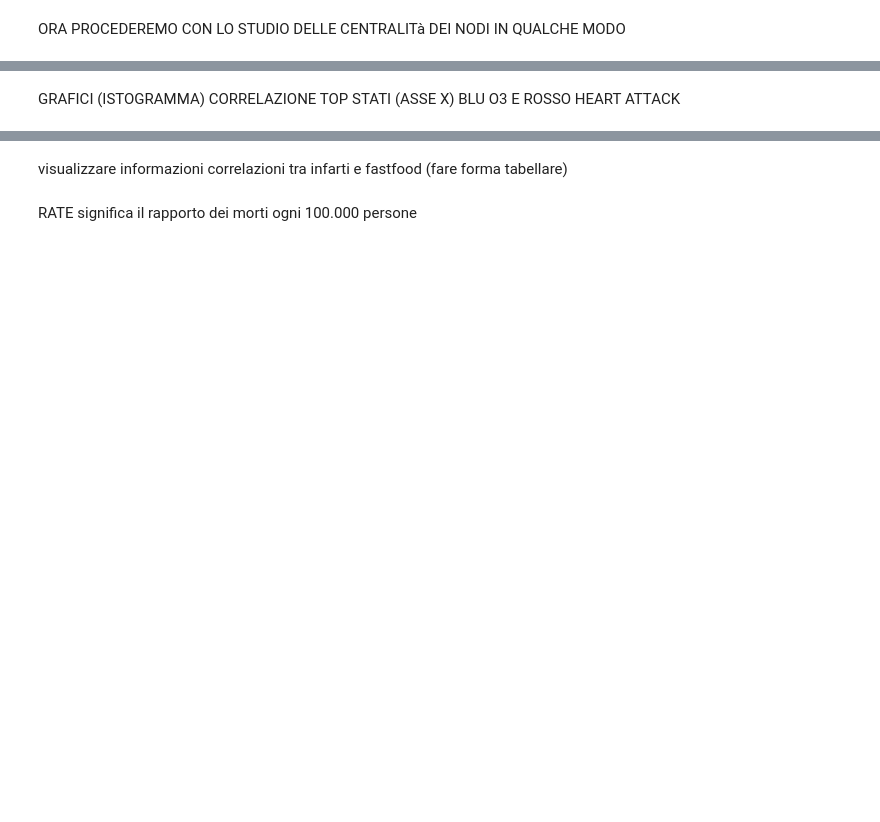
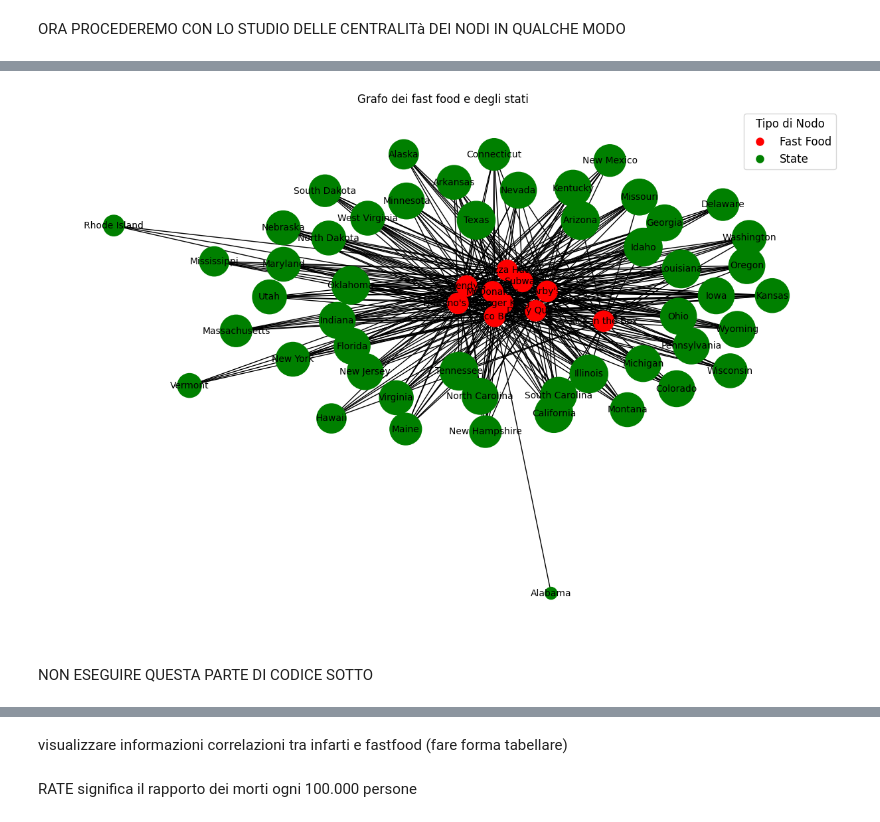
Before and after one commit to riccardospini98/progetto-SNA, a Jupyter notebook: SNA2.ipynb, the cells around one changed output, grey strips where cells are left out. Saved outputs shown, nothing was run; the diff lists cells and outputs as text; code cells hidden in the pictures; blank space fills up the shorter version.

Commit message:
aggiornamento sul grafo, calcolandone la centralità del nodo e provandolo a plottare, normalizzazione min-max dei valori presenti nell'istogramma

```diff
--- a/SNA2.ipynb
+++ b/SNA2.ipynb
@@ -434,5 +360,3 @@ for state in G.nodes():
 m
 # %% [output]
 [interactive output not drawn]
-# %% [markdown]
-GRAFICI (ISTOGRAMMA) CORRELAZIONE TOP STATI (ASSE X) BLU O3 E ROSSO HEART ATTACK
@@ -438,0 +368,70 @@ GRAFICI (ISTOGRAMMA) CORRELAZIONE TOP STATI (ASSE X) BLU O3 E ROSSO HEART ATTACK
+# %%
+import matplotlib.pyplot as plt
+import networkx as nx
+import pandas as pd
+
+# Leggi il file CSV
+fastfood_df = pd.read_csv('/Users/riccardospini/Desktop/unibo/SECONDO_ANNO/SNA/repo progetto/progetto-SNA/fastfood_completo.csv')
+
+# Ottieni i 20 fast food più frequenti
+top_fastfood = fastfood_df['name'].value_counts().head(10).index.tolist()
+
+# Inizializza un dizionario per contenere i conteggi per stato per ciascun fast food
+fastfood_counts_by_state = {'State': fastfood_df['State'].unique()}  # Inizializza con gli stati unici
+
+# Per ogni fast food nella top 20, calcola il conteggio per stato
+for fastfood in top_fastfood:
+    counts = fastfood_df[fastfood_df['name'] == fastfood].groupby('State').size()
+    # Crea una lista di conteggi per fast food, in cui l'ordine degli stati corrisponde all'ordine nel dataframe
+    counts_list = [counts.get(state, 0) for state in fastfood_counts_by_state['State']]
+    fastfood_counts_by_state[fastfood] = counts_list
+
+# Costruisci un dataframe dai conteggi
+fastfood_counts_df = pd.DataFrame(fastfood_counts_by_state)
+
+print(fastfood_counts_df)
+
+# Inizializza un grafo
+G = nx.Graph()
+
+# Aggiungi nodi per i top fast food e gli stati
+for fastfood in top_fastfood:
+    G.add_node(fastfood, type='fastfood')
+
+for state in fastfood_df['State'].unique():
+    G.add_node(state, type='state')
+
+# Aggiungi archi tra i top fast food e gli stati
+for _, row in fastfood_df.iterrows():
+    if row['name'] in top_fastfood:
+        G.add_edge(row['name'], row['State'])
+
+# Calcola la centralità del grado dei nodi 'State'
+state_degree_centrality = nx.degree_centrality(G)
+state_centrality_df = pd.DataFrame(state_degree_centrality.items(), columns=['State', 'Degree Centrality'])
+state_centrality_filtered_df = state_centrality_df[state_centrality_df['State'].isin(fastfood_df['State'].unique())]
+print(state_centrality_filtered_df)
+
+
+# Calcola la grandezza dei nodi "State" in base al loro valore di Degree Centrality
+state_node_size = [state_centrality_filtered_df[state_centrality_filtered_df['State'] == state]['Degree Centrality'].values[0] * 10000
+                   for state in fastfood_df['State'].unique()]
+
+# Disegna il grafo
+plt.figure(figsize=(12, 8))
+pos = nx.spring_layout(G, seed=42)
+
+# Disegna i nodi con colori e dimensioni specificati
+nx.draw(G, pos, with_labels=True, node_color=[node_colors[G.nodes[node]['type']] for node in G.nodes()],
+        node_size=[state_node_size.pop(0) if G.nodes[node]['type'] == 'state' else 500 for node in G.nodes()],
+        font_size=10, edge_color='black')
+
+# Crea la legenda
+legend_entries = [plt.Line2D([0], [0], marker='o', color='w', label=node_labels[label],
+                              markerfacecolor=color, markersize=10)
+                  for label, color in node_colors.items()]
+plt.legend(handles=legend_entries, title='Tipo di Nodo', title_fontsize='large', fontsize='large')
+
+plt.title('Grafo dei fast food e degli stati')
+plt.show()
+# %% [output]
@@ -438,0 +455,3 @@ GRAFICI (ISTOGRAMMA) CORRELAZIONE TOP STATI (ASSE X) BLU O3 E ROSSO HEART ATTACK
+[figure, added]
+# %% [markdown]
+NON ESEGUIRE QUESTA PARTE DI CODICE SOTTO
```
Also changed, not shown: parts of 17 cells of this notebook.
